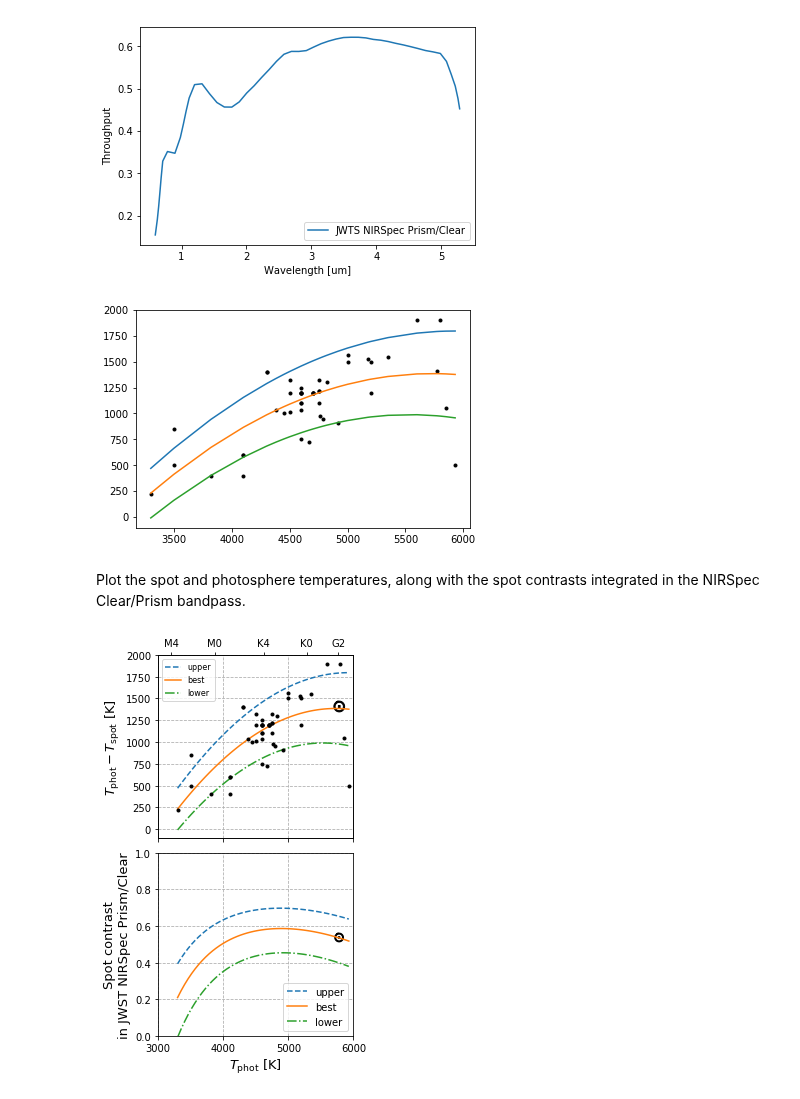
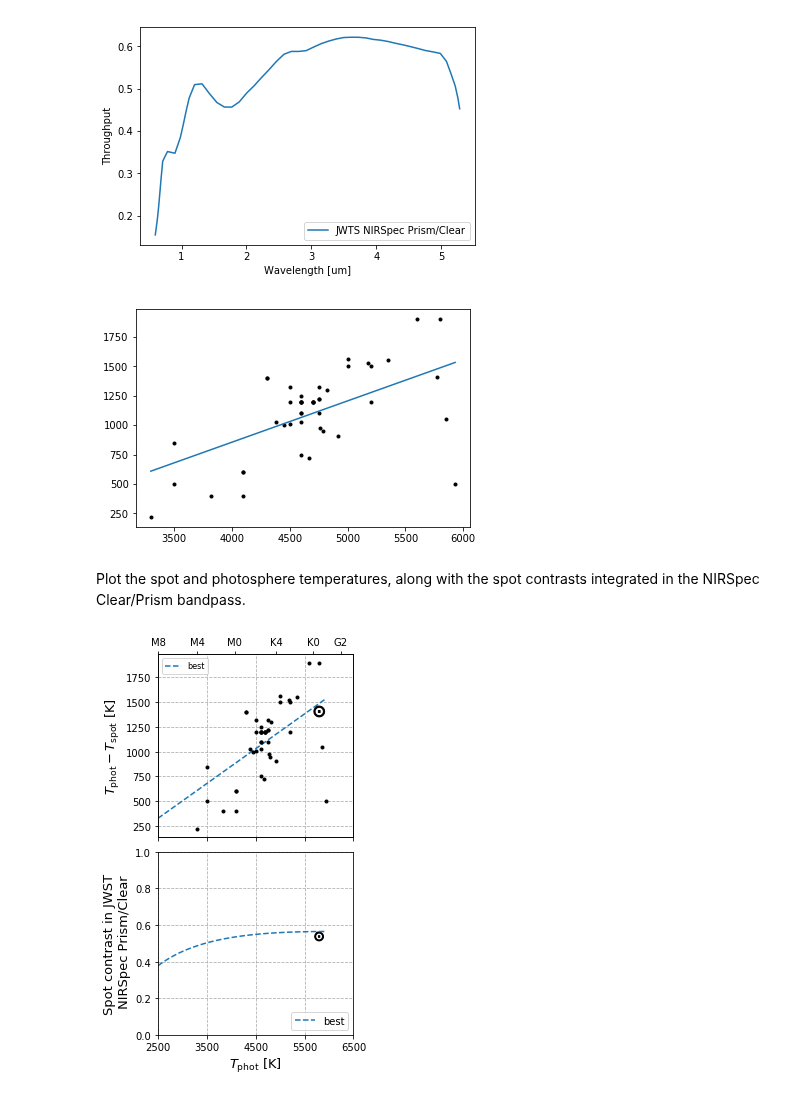
Before and after one commit to bmorris3/libra, a Jupyter notebook: notebooks/spot_contrasts.ipynb, the cells around one changed output. Cells and saved outputs as stored; diff of their text form; code cells hidden in the pictures.

```diff
--- a/notebooks/spot_contrasts.ipynb
+++ b/notebooks/spot_contrasts.ipynb
@@ -42,32 +42,15 @@ yerr[-1] = 100
 
 plt.plot(x, y, 'k.')
 
-p, V = np.polyfit(x, y, 2, cov=True, w=1/yerr)
+p, V = np.polyfit(x, y, 1, cov=True, w=1/yerr)
 y_fit = np.polyval(p, x)
 
-a0_err = np.sqrt(V[0, 0])
-a1_err = np.sqrt(V[1, 1])
-a2_err = np.sqrt(V[2, 2])
-
 sort = np.argsort(x)
-p_plus = p + np.array([a0_err, a1_err, a2_err])/20
-p_minus = p - np.array([a0_err, a1_err, a2_err])/20
-y_fit_plus = np.polyval(p_plus, x)
-y_fit_minus = np.polyval(p_minus, x)
-
-fit_params = [p_plus, p, p_minus]
-
-x_range = np.linspace(x.min(), x.max(), 100)
-np.savetxt('data/spot_temp_contrast.txt',
-           np.vstack([x_range, np.polyval(p, x_range)]).T)
-
-plt.plot(x[sort], y_fit_plus[sort])
 plt.plot(x[sort], y_fit[sort])
-plt.plot(x[sort], y_fit_minus[sort])
 
 plt.show()
 # %% [output]
-[figure, old version]
+[figure, new version]
 # %% [markdown]
 Plot the spot and photosphere temperatures, along with the spot contrasts integrated in the NIRSpec Clear/Prism bandpass.
 # %%
@@ -82,11 +65,11 @@ effective_temperatures = {spt[:-1]: teff for spt, teff in
 # %%
 fontsize = 13
 
-temp_phots = np.linspace(x.min(), x.max(), 50)
+temp_phots = np.linspace(2500, x.max(), 50)
 
-labels = ['upper', 'best', 'lower']
-linestyles = ['--', '-', '-.']
-teff_bounds = [3000, 6000]
+fit_params = [p]
+labels = ['best']
+teff_bounds = [2500, 6000]
 
 fig, ax = plt.subplots(2, 1, figsize=(3.5, 7))
 
@@ -115,7 +98,7 @@ ax[1].legend(loc='lower right')
 ax[0].plot(x[:-1], y[:-1], 'k.')
 
 ax0_upper = ax[0].twiny()
-label_sptypes = ['M4', 'M0', 'K4', 'K0', 'G2']
+label_sptypes = ['M8', 'M4', 'M0', 'K4', 'K0', 'G2']
 label_teffs = [effective_temperatures[l] for l in label_sptypes]
 ax0_upper.set_xlim(teff_bounds)
 ax0_upper.set_xticks(label_teffs)
@@ -136,41 +119,36 @@ for temp_diff, temp_phot, label in zip([5770-5000, 5770-4200],
     sunspot_contrasts.append(contrast.value)
 
 
 ax[0].scatter(temp_phot, weighted_sunspot_temp_diff,
               color='k', marker='$\odot$',
               label='sun', s=150)
 
 area_weighted_sunspot_contrast = np.dot(sunspot_contrasts, [1/5, 4/5])
 
-ax[1].set_ylabel('Spot contrast\nin JWST NIRSpec Prism/Clear', fontsize=fontsize)
-#ax[2].set_ylabel('Spot contrast\n(other missions)', fontsize=fontsize)
+ax[1].set_ylabel('Spot contrast in JWST\n NIRSpec Prism/Clear', fontsize=fontsize)
 ax[-1].set_xlabel("$T_{\mathrm{phot}}$ [K]", fontsize=fontsize)
 ax[0].set_ylabel("$T_{\mathrm{phot}} - T_{\mathrm{spot}}$ [K]",
                  fontsize=fontsize)
 
-xticks = np.arange(3000, 7000, 1000)
+xticks = np.arange(2500, 7000, 1000)
 
 for axis in ax:
     axis.grid(ls='--')
     axis.set_xlim(teff_bounds)
     axis.set_xticks(xticks)
 
 for i in range(2):
     ax[i].set_xticklabels([])
 
 for i in range(1, 2):
-    #ax[i].set_xticks(ax[0].get_xticks())
     ax[i].set_ylim([0, 1])
     ax[i].scatter(5770, area_weighted_sunspot_contrast, color='k', marker='$\odot$',
                   label='sun', s=100)
 ax[-1].set_xticklabels(xticks)
-#ax[3].hist(table['Teff'], range=teff_bounds, color='k')
-#ax[3].set_yticks([])
-#ax[3].set_ylabel('Relative number\nof TGAS stars', fontsize=fontsize)
 fig.subplots_adjust(hspace=0.08)
 fig.savefig('contrasts.pdf', bbox_inches='tight')
 # %% [output]
-[figure, old version]
+[figure, new version]
 # %% [markdown]
 *Upper*: The spot temperature contrasts scale quadratically with photosphere effective temperatures. The mean, area-weighted sunspot contrast is labeled $\odot$ (including both the umbra and penumbra).
 
```
Also changed, not shown: parts of 1 cell of this notebook, 2 other files.
